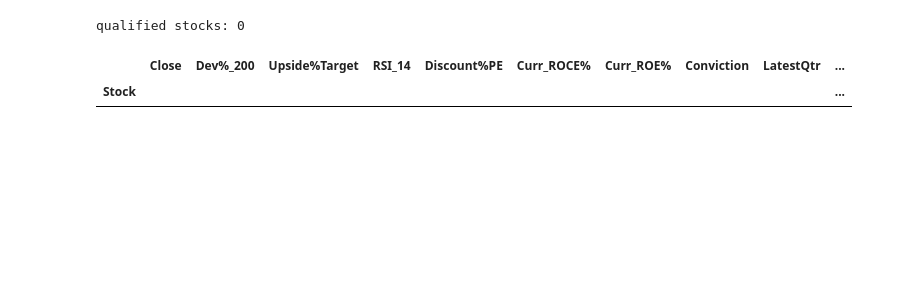
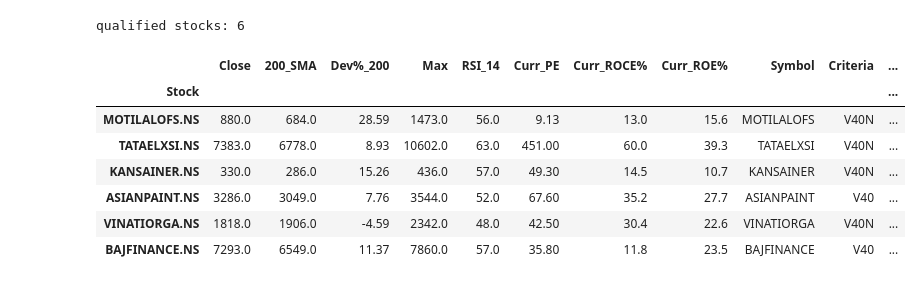
Before and after one commit to ankit-rathi/Data-Science-with-Python, a Jupyter notebook: Tradevesting/myProspects_Upside_Analysis_ATH.ipynb, the cells around one changed output. Saved outputs shown, nothing was run; the diff lists cells and outputs as text; code cells hidden in the pictures; blank space fills up the shorter version.

```diff
--- a/Tradevesting/myProspects_Upside_Analysis_ATH.ipynb
+++ b/Tradevesting/myProspects_Upside_Analysis_ATH.ipynb
@@ -73,3 +69,8 @@ my_prospects = list(df_mypf[(df_mypf['LatestQtr'] == 1) & df_mypf['StarStock'] =
+# %%
+df_mypf = df_mypf[df_mypf['InPortfolio'].isnull()]
+cols = ['Symbol', 'Criteria', 'Strategy', 'LatestQtr', 'Target','StarStock', 'BizCheck', 'FinCheck', 'TechCheck', 'Conviction', 'Category', 'Stock']
+df_mypf = df_mypf[cols]
+all_prospects = get_stock_ids(df_mypf)
 # %%
 def print_distribution():
 
@@ -234,27 +206,16 @@ def get_common_features():
 
   #tmp = stock_prec_dev('ULTRACEMCO.NS')
   #df_perform = df_perform.append(tmp)
-  for stock_id in stock_ids:
-      #print(stock_id)
+  for stock_id in all_prospects:
+      print(stock_id)
       current_pe, current_roce, current_roe = get_current_features(stock_id)
       stock_id = stock_id.upper() + '.NS'
       tmp = stock_prec_dev(stock_id)
-      tmp['Prev_Close'] = tmp['Close'].shift(1)
       tmp = tmp.reset_index()
       tmp = tmp.tail(1)
-      tmp['Avg_Cost'] = df_mypf[(df_mypf['Symbol']+'.NS') == stock_id.upper()]['AvgCost'].values[0]
-      tmp['Shares'] = df_mypf[(df_mypf['Symbol']+'.NS') == stock_id.upper()]['Shares'].values[0]
-      tmp['Med_PE'] = df_mypf[(df_mypf['Symbol']+'.NS') == stock_id.upper()]['MedianPE'].values[0]
       tmp['Curr_PE'] = current_pe
       tmp['Curr_ROCE%'] = current_roce
       tmp['Curr_ROE%'] = current_roe
-      tmp['Criteria'] = df_mypf[(df_mypf['Symbol']+'.NS') == stock_id.upper()]['Criteria'].values[0]
-      tmp['Strategy'] = df_mypf[(df_mypf['Symbol']+'.NS') == stock_id.upper()]['Strategy'].values[0]
-      tmp['Target'] = df_mypf[(df_mypf['Symbol']+'.NS') == stock_id.upper()]['Target'].values[0]
-      tmp['LatestQtr'] = df_mypf[(df_mypf['Symbol']+'.NS') == stock_id.upper()]['LatestQtr'].values[0]
-      tmp['StarStock'] = df_mypf[(df_mypf['Symbol']+'.NS') == stock_id.upper()]['StarStock'].values[0]
-      tmp['Conviction'] = df_mypf[(df_mypf['Symbol']+'.NS') == stock_id.upper()]['Conviction'].values[0]
-      tmp['Investment'] = tmp['Avg_Cost'] * tmp['Shares']
       df_prec_dev = df_prec_dev.append(tmp)
   return df_prec_dev, stock_prec_dev
 
@@ -280,5 +256,8 @@ df_common_features.drop(['Date'], axis=1, inplace=True)
+# %%
+df_prospects = pd.merge(df_common_features, df_mypf, on='Stock')
 # %%
-df_common_features['Discount%PE'] = round((df_common_features['Med_PE']-df_common_features['Curr_PE'])*100/(df_common_features['Med_PE']),0)
-df_common_features['Target'] = np.where(df_common_features['Strategy']== 'BTT', df_common_features["Target"], df_common_features['Max'])
-df_common_features['Upside%Target'] = round((df_common_features['Target']-df_common_features['Close'])*100/(df_common_features['Close']),0)
-df_common_features = df_common_features.set_index('Stock')
+#df_common_features['Discount%PE'] = round((df_common_features['MedianPE']-df_common_features['Curr_PE'])*100/(df_common_features['MedianPE']),0)
+df_prospects['Target'] = np.where(df_prospects['Strategy']== 'BTT', df_prospects["Target"], df_prospects['Max'])
+df_prospects['Upside%Target'] = round((df_prospects['Target']-df_prospects['Close'])*100/(df_prospects['Close']),0)
+df_prospects.drop([ '200_SMA', 'Symbol', 'Target', 'Max', 'Close'], axis=1, inplace=True)
+df_prospects = df_prospects.set_index('Stock')
@@ -348,13 +296,19 @@ tmp_base_df.drop(['Investment'], axis=1, inplace=True)
 # %%
-# latest quarter prospects (for upside)
+# star + v40/v40n prospects (for upside)
 
-tmp_df = tmp_base_df[tmp_base_df.index.isin(my_prospects)]
-#tmp_df = tmp_df[(tmp_df['Criteria'] == 'V40') | (tmp_df['Criteria'] == 'V40N')]
-#tmp_df = tmp_df[(tmp_df['Upside%Target'] >= 20)]
+tmp_df = df_prospects[df_prospects['StarStock'] == 1]
+tmp_df = tmp_df[(tmp_df['Criteria'] == 'V40') | (tmp_df['Criteria'] == 'V40N')]
+tmp_df = tmp_df[(tmp_df['Upside%Target'] >= 20)]
 print('qualified stocks: '+str(tmp_df.shape[0]))
 tmp_df.sort_values(by = 'Upside%Target', ascending=False)
 # %% [output]
-qualified stocks: 0
+qualified stocks: 6
-|  | Close | Dev%_200 | Upside%Target | RSI_14 | Discount%PE | Curr_ROCE% | Curr_ROE% | Conviction | LatestQtr | ... |
-| Stock |  |  |  |  |  |  |  |  |  | ... |
+|  | Close | 200_SMA | Dev%_200 | Max | RSI_14 | Curr_PE | Curr_ROCE% | Curr_ROE% | Symbol | Criteria | ... |
+| Stock |  |  |  |  |  |  |  |  |  |  | ... |
+| MOTILALOFS.NS | 880.0 | 684.0 | 28.59 | 1473.0 | 56.0 | 9.13 | 13.0 | 15.6 | MOTILALOFS | V40N | ... |
+| TATAELXSI.NS | 7383.0 | 6778.0 | 8.93 | 10602.0 | 63.0 | 451.00 | 60.0 | 39.3 | TATAELXSI | V40N | ... |
+| KANSAINER.NS | 330.0 | 286.0 | 15.26 | 436.0 | 57.0 | 49.30 | 14.5 | 10.7 | KANSAINER | V40N | ... |
+| ASIANPAINT.NS | 3286.0 | 3049.0 | 7.76 | 3544.0 | 52.0 | 67.60 | 35.2 | 27.7 | ASIANPAINT | V40 | ... |
+| VINATIORGA.NS | 1818.0 | 1906.0 | -4.59 | 2342.0 | 48.0 | 42.50 | 30.4 | 22.6 | VINATIORGA | V40N | ... |
+| BAJFINANCE.NS | 7293.0 | 6549.0 | 11.37 | 7860.0 | 57.0 | 35.80 | 11.8 | 23.5 | BAJFINANCE | V40 | ... |
 # %%
```
Also changed, not shown: parts of 24 cells of this notebook.
